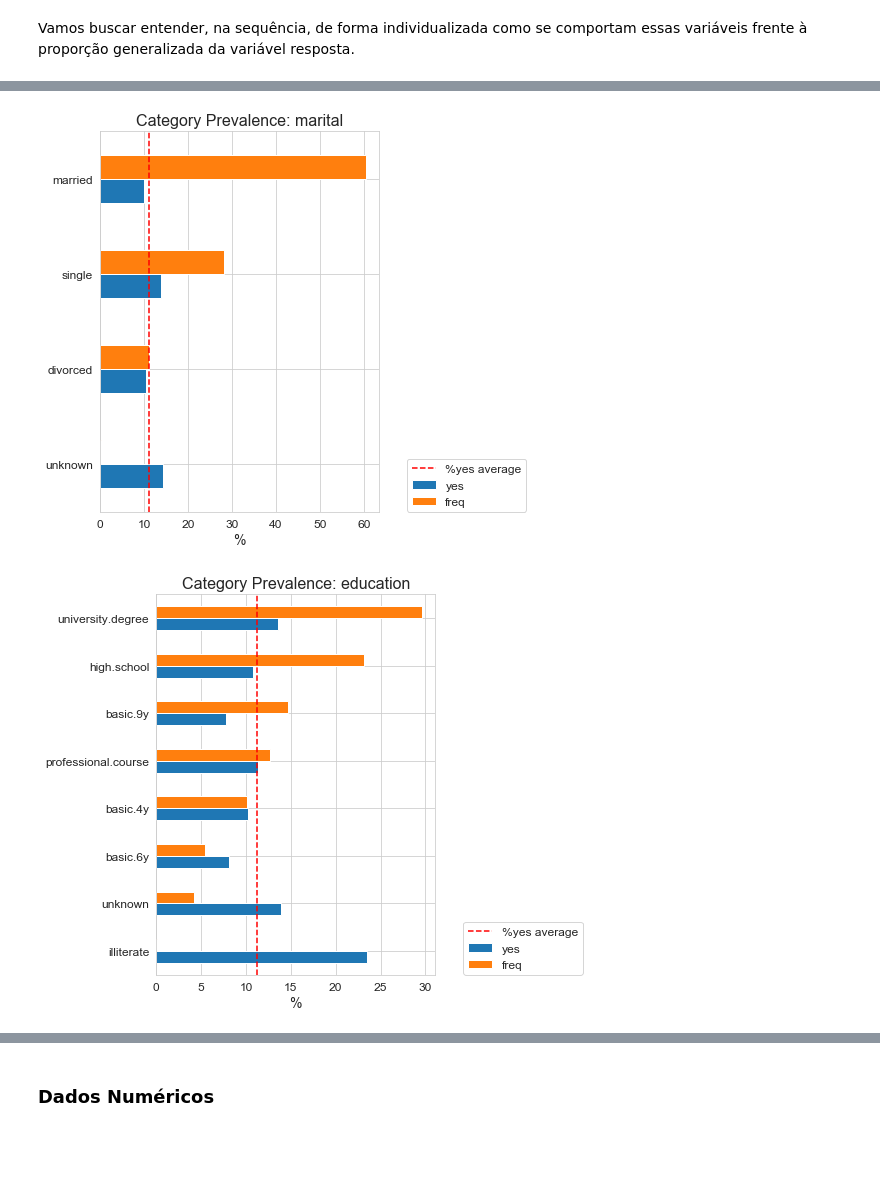
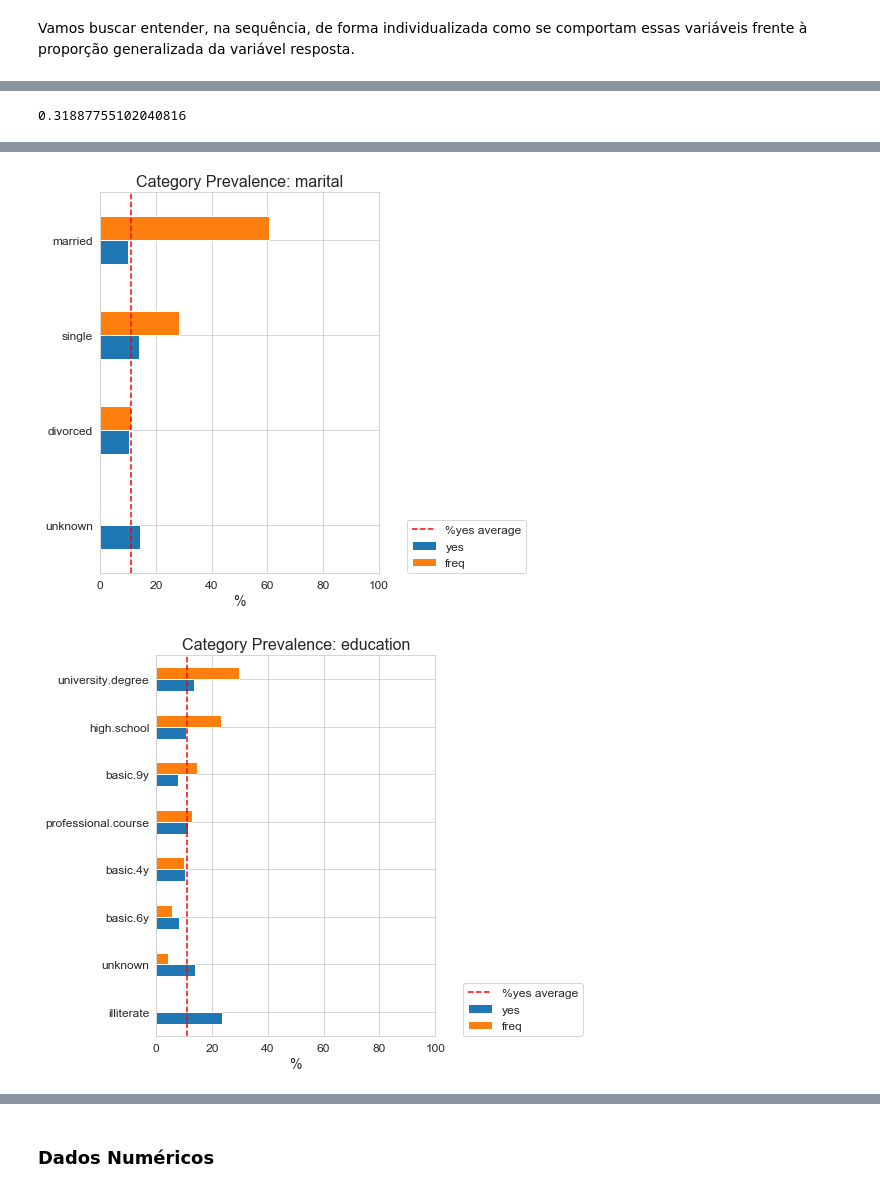
Before and after one commit to pfcor/bank-marketing-mess, a Jupyter notebook: bank-marketing-analysis-eda.ipynb, the cells around one changed output, grey strips where cells are left out. Saved outputs shown, nothing was run; the diff lists cells and outputs as text; code cells hidden in the pictures; blank space fills up the shorter version.

```diff
--- a/bank-marketing-analysis-eda.ipynb
+++ b/bank-marketing-analysis-eda.ipynb
@@ -138,6 +160,11 @@ Vamos buscar entender, na sequência, de forma individualizada como se comportam
+# %%
+data_cat['y_numeric'] = data_cat['y'].map({'yes': 1, 'no': 0})
+# %%
+data_cat.loc[data_cat['job']=='student', 'y_numeric'].mean()
+# %% [output]
+0.31887755102040816
 # %%
-data_cat['y_numeric'] = data['y_numeric'] # target encodado para facilitar agregações
 for cat_feature in data_cat.columns[:-2]:
     if cat_feature not in ('month', 'day_of_week'): # temporal data requires different approach
-        plot_cat_prevalence(data_cat, cat_feature, savefig=True)
+        plot_cat_prevalence(data_cat, cat_feature, xlim100=True, savefig=True)
 # %% [output]
@@ -145,2 +172,2 @@ for cat_feature in data_cat.columns[:-2]:
-[figure, old version]
+[figure, new version]
-[figure, old version]
+[figure, new version]
```
Also changed, not shown: parts of 48 cells of this notebook, 6 other files.
